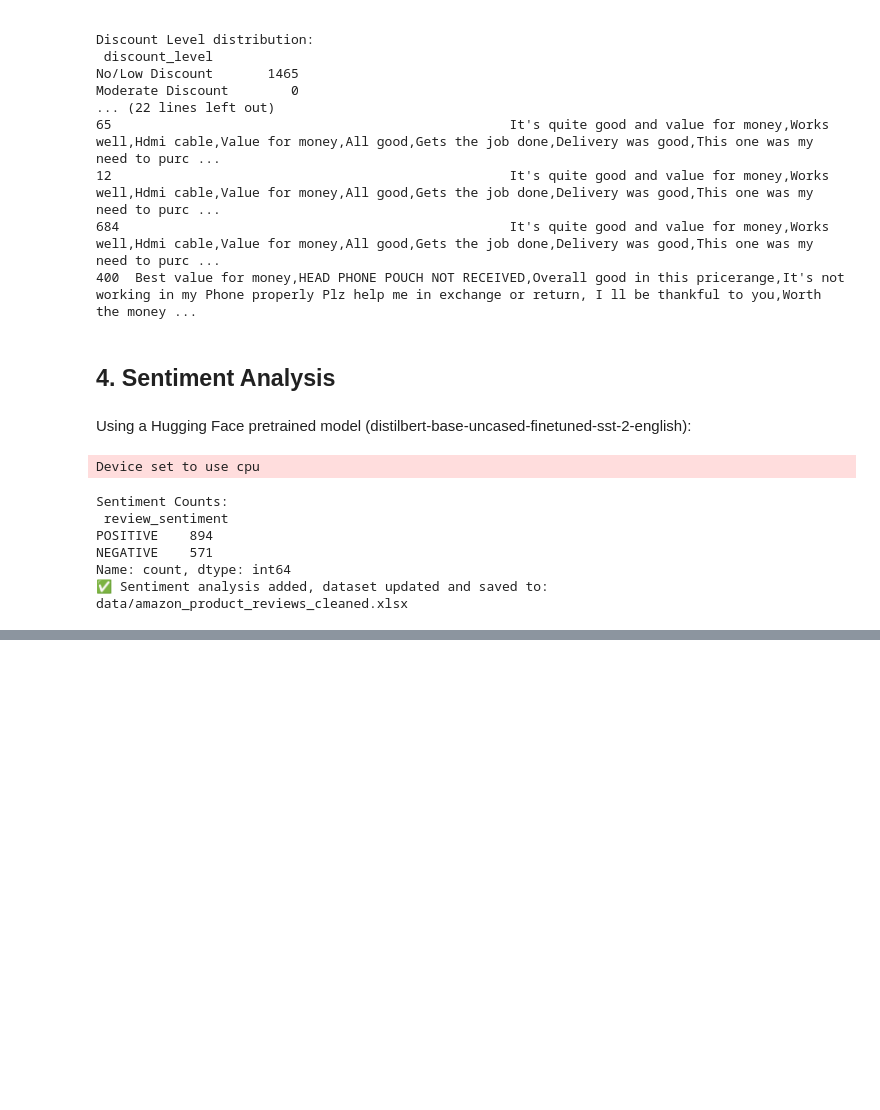
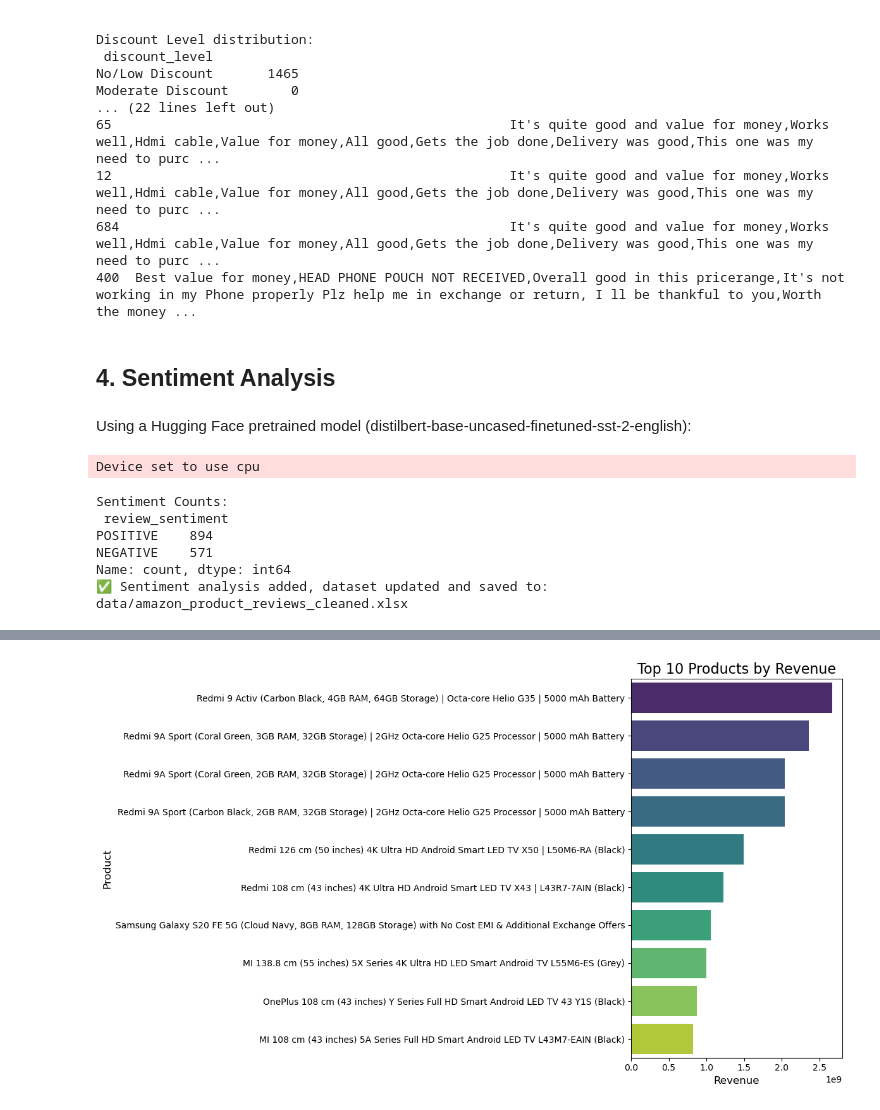
Before and after one commit to RazanAlkhaluqy/chatbot-sales, a Jupyter notebook: excel_analysis.ipynb, the cells around one changed output, grey strips where cells are left out. Drawn from its saved outputs; the diff is of its cells as text; code cells hidden in the pictures; blank space fills up the shorter version.

```diff
--- a/excel_analysis.ipynb
+++ b/excel_analysis.ipynb
@@ -400,0 +403,85 @@ data/amazon_product_reviews_cleaned.xlsx
+# %%
+# Aggregate Sentiment by Product & Category
+# =========================================
+# Why: Provides summarized sentiment insights at different levels, which is highly valuable for a chatbot.
+
+# Average sentiment score per product
+product_avg_sentiment = df.groupby('product_name')['sentiment_numerical'].mean().sort_values(ascending=False)
+print("\nAverage Sentiment Score per Product (Top 10):\n", product_avg_sentiment.head(10))
+print("\nAverage Sentiment Score per Product (Bottom 10):\n", product_avg_sentiment.tail(10))
+
+# Average sentiment score per main category
+category_avg_sentiment = df.groupby('main_category')['sentiment_numerical'].mean().sort_values(ascending=False)
+print("\nAverage Sentiment Score per Main Category:\n", category_avg_sentiment)
+
+# Count of positive, neutral, negative reviews per product
+product_sentiment_counts = df.groupby(['product_name', 'review_sentiment']).size().unstack(fill_value=0)
+product_sentiment_counts['total_reviews'] = product_sentiment_counts.sum(axis=1)
+product_sentiment_counts['positive_ratio'] = product_sentiment_counts['POSITIVE'] / product_sentiment_counts['total_reviews']
+print("\nSentiment Counts and Positive Ratio per Product (Sample):\n", product_sentiment_counts.head())
+
+# =========================================
+# 5. Visualization
+# =========================================
+# Why: Visualizations help in quickly grasping trends and communicating insights.
+#      While a chatbot doesn't display these, the insights derived from them are critical.
+
+plt.figure(figsize=(12, 7))
+sns.barplot(x='revenue', y='product_name', data=top_sales.head(10), palette='viridis')
+plt.title("Top 10 Products by Revenue", fontsize=16)
+plt.xlabel("Revenue", fontsize=12)
+plt.ylabel("Product", fontsize=12)
+plt.xticks(fontsize=10)
+plt.yticks(fontsize=10)
+plt.tight_layout()
+plt.show()
+# Visualizing top revenue products.
+#
+# A bar chart showing the top 10 products by revenue. Each bar represents a product, and its length corresponds to the revenue generated.
+# The x-axis is 'Revenue' and the y-axis is 'Product Name'. The chart has a title "Top 10 Products by Revenue".
+#
+
+plt.figure(figsize=(8, 5))
+sns.countplot(x='review_sentiment', data=df, palette='coolwarm', order=['POSITIVE', 'NEUTRAL', 'NEGATIVE'])
+plt.title("Overall Review Sentiment Distribution", fontsize=16)
+plt.xlabel("Sentiment", fontsize=12)
+plt.ylabel("Number of Reviews", fontsize=12)
+plt.xticks(fontsize=10)
+plt.yticks(fontsize=10)
+plt.tight_layout()
+plt.show()
+# Visualizing overall sentiment distribution.
+#
+# A count plot displaying the distribution of review sentiments (POSITIVE, NEUTRAL, NEGATIVE).
+# The x-axis is 'Sentiment' and the y-axis is 'Number of Reviews'. The chart has a title "Overall Review Sentiment Distribution".
+#
+
+plt.figure(figsize=(10, 6))
+sns.barplot(x=product_avg_sentiment.head(10).values, y=product_avg_sentiment.head(10).index, palette='plasma')
+plt.title("Top 10 Products by Average Sentiment Score", fontsize=16)
+plt.xlabel("Average Sentiment Score (1=Positive, 0=Neutral, -1=Negative)", fontsize=12)
+plt.ylabel("Product", fontsize=12)
+plt.xlim(-1, 1) # Set limits to sentiment score range
+plt.xticks(fontsize=10)
+plt.yticks(fontsize=10)
+plt.tight_layout()
+plt.show()
+# Visualizing top products by average sentiment.
+#
+# A horizontal bar chart showing the top 10 products based on their average sentiment score.
+# The x-axis represents the 'Average Sentiment Score' (ranging from -1 for Negative to 1 for Positive), and the y-axis lists the 'Product' names.
+# The title of the chart is "Top 10 Products by Average Sentiment Score".
+#
+
+plt.figure(figsize=(10, 6))
+sns.barplot(x=category_avg_sentiment.values, y=category_avg_sentiment.index, palette='cividis')
+plt.title("Average Sentiment Score per Main Category", fontsize=16)
+plt.xlabel("Average Sentiment Score (1=Positive, 0=Neutral, -1=Negative)", fontsize=12)
+plt.ylabel("Main Category", fontsize=12)
+plt.xlim(-1, 1) # Set limits to sentiment score range
+plt.xticks(fontsize=10)
+plt.yticks(fontsize=10)
+plt.tight_layout()
+plt.show()
+# Visualizing average sentiment per main category.
+# %% [output]
@@ -400,0 +508 @@ data/amazon_product_reviews_cleaned.xlsx
+[figure, added]
```
Also changed, not shown: parts of 2 cells of this notebook.
